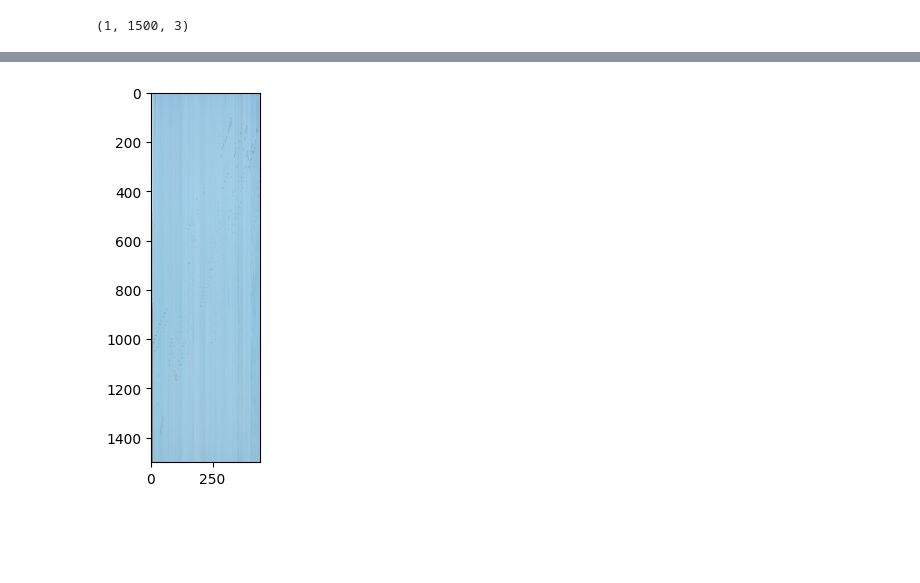
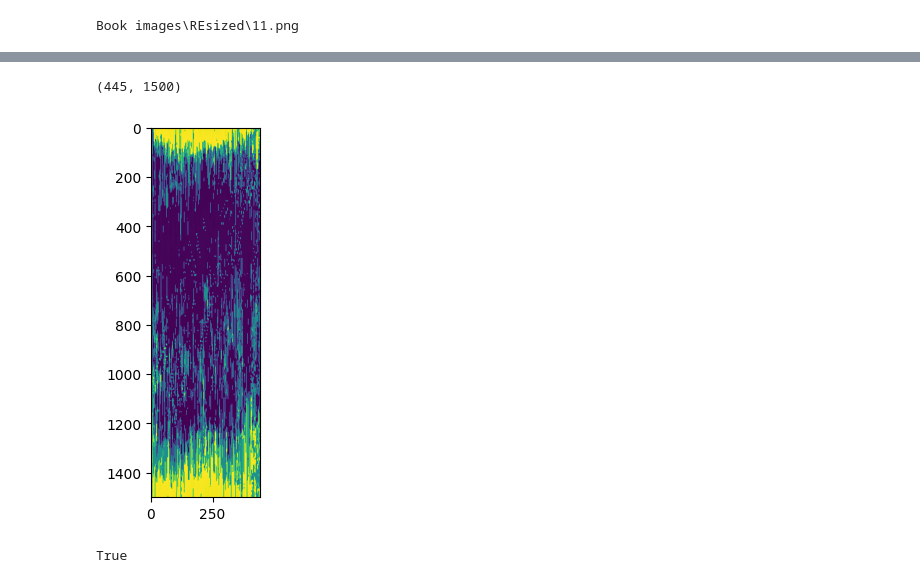
Before and after one commit to Asik007/GoldBugDefCon32_Puzzles, a Jupyter notebook: Puzzle1/TestEnv.ipynb, the cells around one changed output, grey strips where cells are left out. Saved outputs shown, nothing was run; the diff lists cells and outputs as text; code cells hidden in the pictures; blank space fills up the shorter version.

```diff
--- a/Puzzle1/TestEnv.ipynb
+++ b/Puzzle1/TestEnv.ipynb
@@ -31,18 +32,26 @@ img_paths
 def strip_outermost_edge(img_path: Path, page_type: bool):
 #     page type False = even
     img = cv2.imread(img_path)
+    img_grey = cv2.cvtColor(img, cv2.COLOR_BGR2GRAY)
+    # plt.imshow(img_grey)
+    # plt.show()
     # cv2.resize(img, (width, 1500), interpolation = cv2.INTER_LINEAR)
-    height, width, _colors= img.shape
+    height, width= img_grey.shape
 
     if page_type:
-        sel_edge = img[:,width-1,:]
+        sel_edge = img_grey[:,width-1]
     else:
-        sel_edge = img[:,0,:]
+        sel_edge = img_grey[:,0]
+    sel_edge = sel_edge - int(sel_edge.mean())
     return np.expand_dims(sel_edge, axis=0)
-test = strip_outermost_edge(img_paths[0], True)
-test.shape
+print(img_paths[10])
+test = strip_outermost_edge(img_paths[50], True)
+# test.shape
+# cv2.imwrite("singlestrip.png", test)
+# plt.imshow(test)
+# plt.show()
 # %% [output]
-(1, 1500, 3)
+Book images\REsized\11.png
 # %%
 total_matrix = strip_outermost_edge(img_paths[0], False)
 for image in img_paths:
@@ -71,8 +80,12 @@ index: 1     path:Book images\REsized\443.png
 index: 0     path:Book images\REsized\444.png
 # %%
 from matplotlib import pyplot as plt
-total_matrix.shape
+print(total_matrix.shape)
 plt.imshow(total_matrix.swapaxes(0,1))
 plt.show()
+# cv2.imwrite("output.png",total_matrix)
+cv2.imwrite("output_greyscale2.bmp",total_matrix)
 # %% [output]
+(445, 1500)
-[figure, old version]
+[figure, new version]
+True
```
Also changed, not shown: parts of 2 cells of this notebook, 11 other files.
